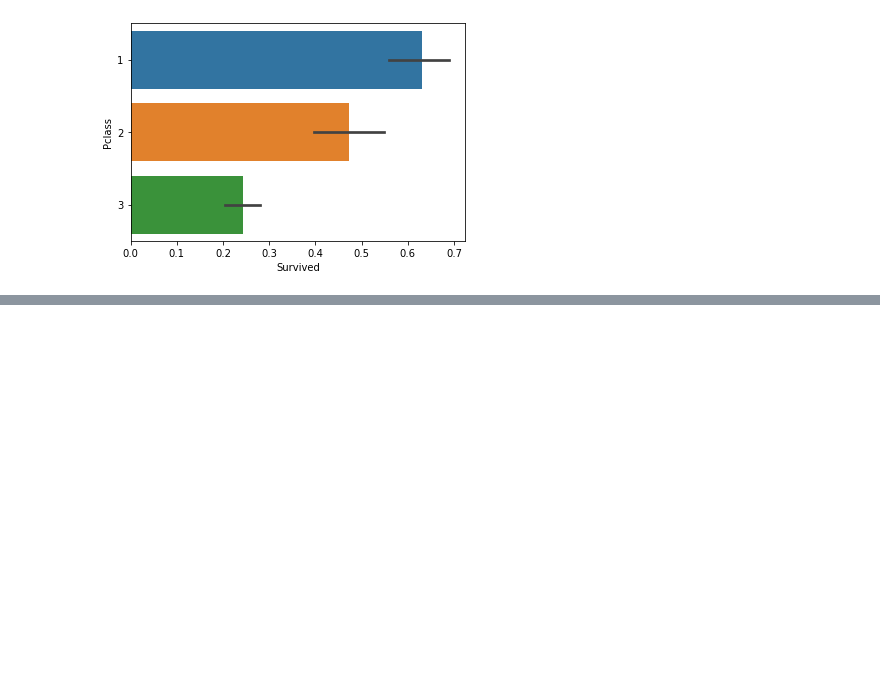
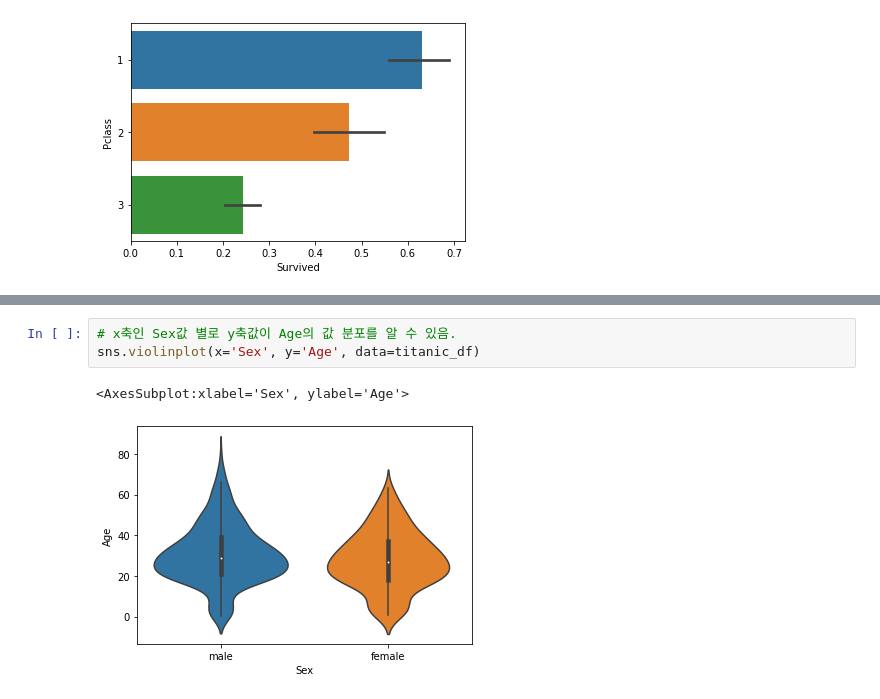
Before and after one commit to 201411096/study_AI, a Jupyter notebook: lectures/2_파이썬 머신러닝 완벽 가이드/시각화(Visualization)/3_Visualization_Seaborn.ipynb, the cells around one changed output, grey strips where cells are left out. Drawn from its saved outputs; the diff is of its cells as text; blank space fills up the shorter version.

```diff
--- a/lectures/2_파이썬 머신러닝 완벽 가이드/시각화(Visualization)/3_Visualization_Seaborn.ipynb
+++ b/lectures/2_파이썬 머신러닝 완벽 가이드/시각화(Visualization)/3_Visualization_Seaborn.ipynb
@@ -269,0 +290,6 @@ sns.barplot(x='Survived', y='Pclass', data=titanic_df, orient='h')
+# %%
+# x축인 Sex값 별로 y축값이 Age의 값 분포를 알 수 있음.
+sns.violinplot(x='Sex', y='Age', data=titanic_df)
+# %% [output]
+<AxesSubplot:xlabel='Sex', ylabel='Age'>
+[figure, added]
```
Also changed, not shown: parts of 4 cells of this notebook.
